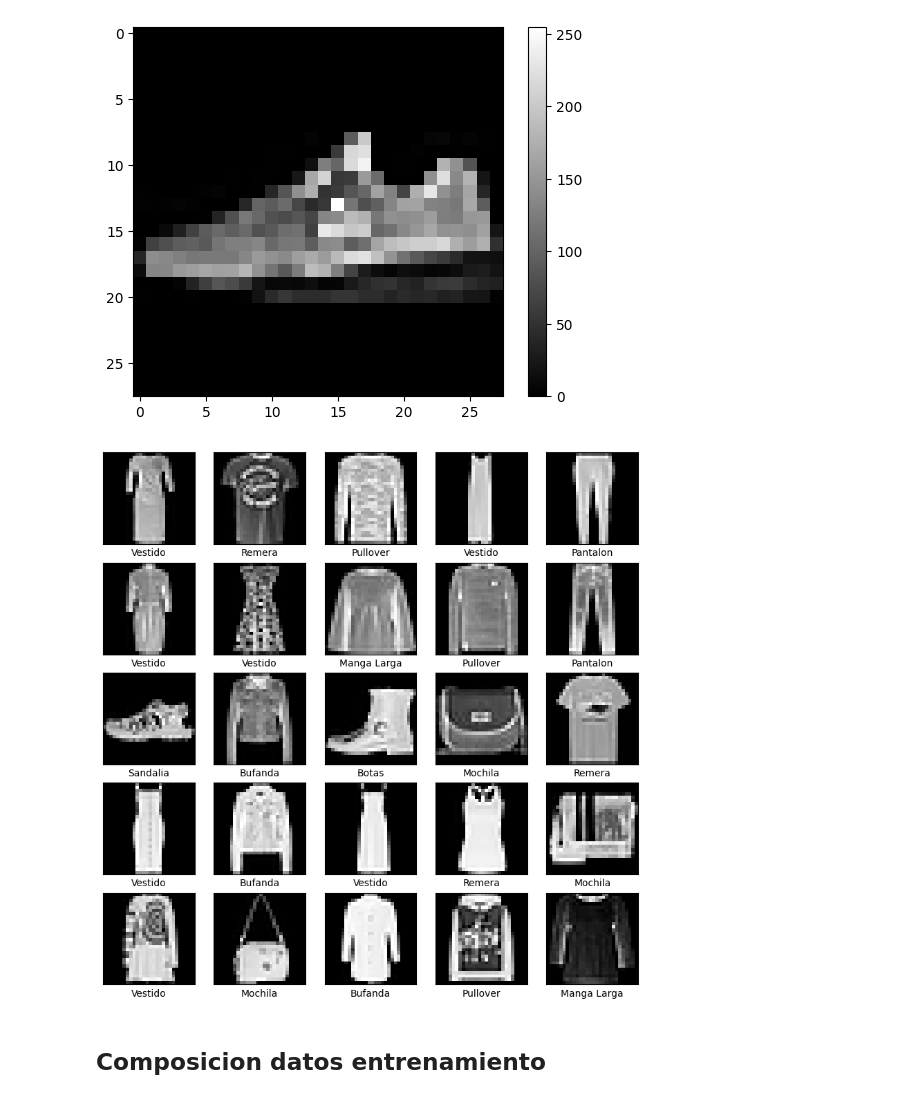
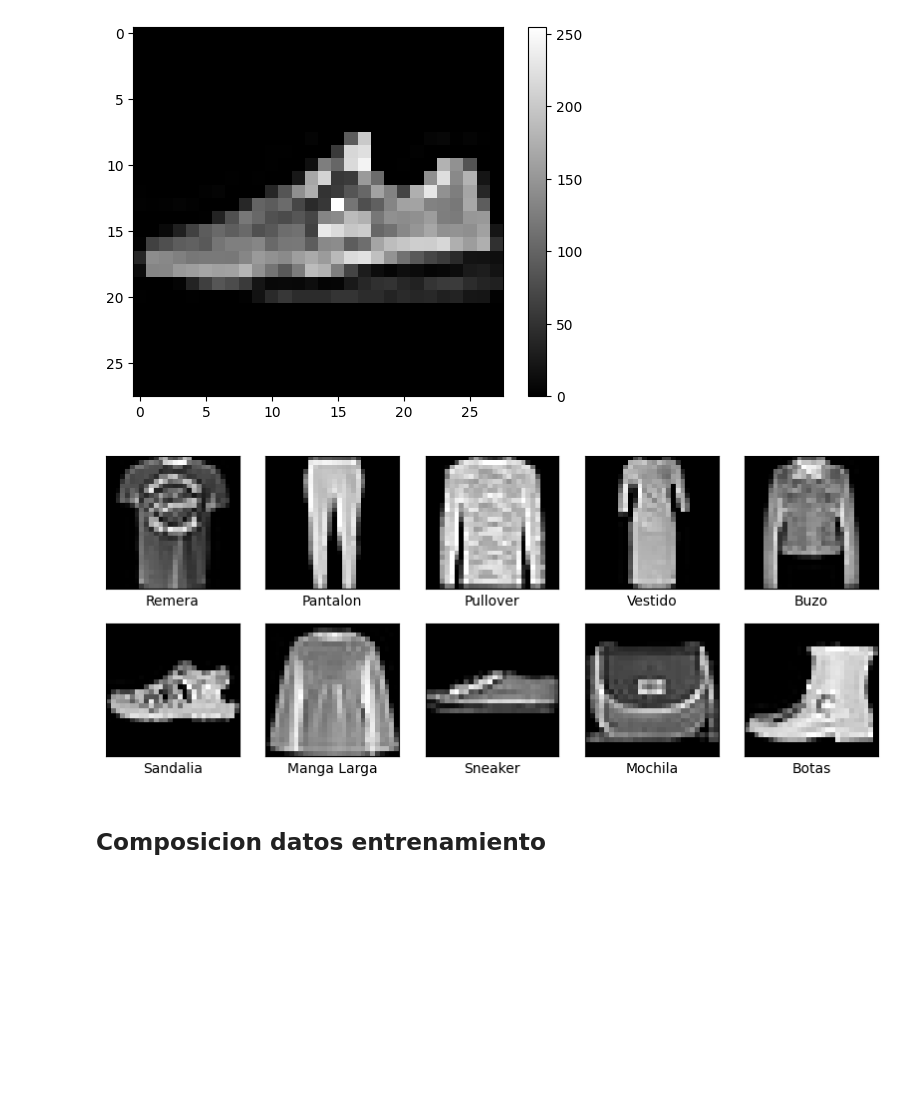
Before and after one commit to FranBasili/22.45-Redes-Neuronales-TP1, a Jupyter notebook: Clasificacion_Multiclase.ipynb, the cells around one changed output. Saved outputs shown, nothing was run; the diff lists cells and outputs as text; code cells hidden in the pictures; blank space fills up the shorter version.

```diff
--- a/Clasificacion_Multiclase.ipynb
+++ b/Clasificacion_Multiclase.ipynb
@@ -47,20 +47,20 @@ plt.show()
 # %% [output]
 [figure]
 # %%
-clothes=["Remera", "Pantalon", "Pullover", "Vestido", "Bufanda",
+clothes=["Remera", "Pantalon", "Pullover", "Vestido", "Buzo",
          "Sandalia", "Manga Larga", "Sneaker", "Mochila", "Botas"]
 
-plt.figure(figsize=(10,10))
-for i in range(25):
-    plt.subplot(5,5,i+1)
+plt.figure(figsize=(10,4))
+for i in range(10):
+    plt.subplot(2,5,i+1)
     plt.xticks([])
     plt.yticks([])
     plt.grid(False)
-    plt.imshow(train_data[i], cmap="gray")
-    plt.xlabel(clothes[train_labels[i]])
+    plt.imshow(train_data[train_labels==i][0], cmap="gray")
+    plt.xlabel(clothes[i])
 plt.show()
 # %% [output]
-[figure, old version]
+[figure, new version]
 # %% [markdown]
 ## Composicion datos entrenamiento
 # %%
```
Also changed, not shown: parts of 2 cells of this notebook, 16 other files.
